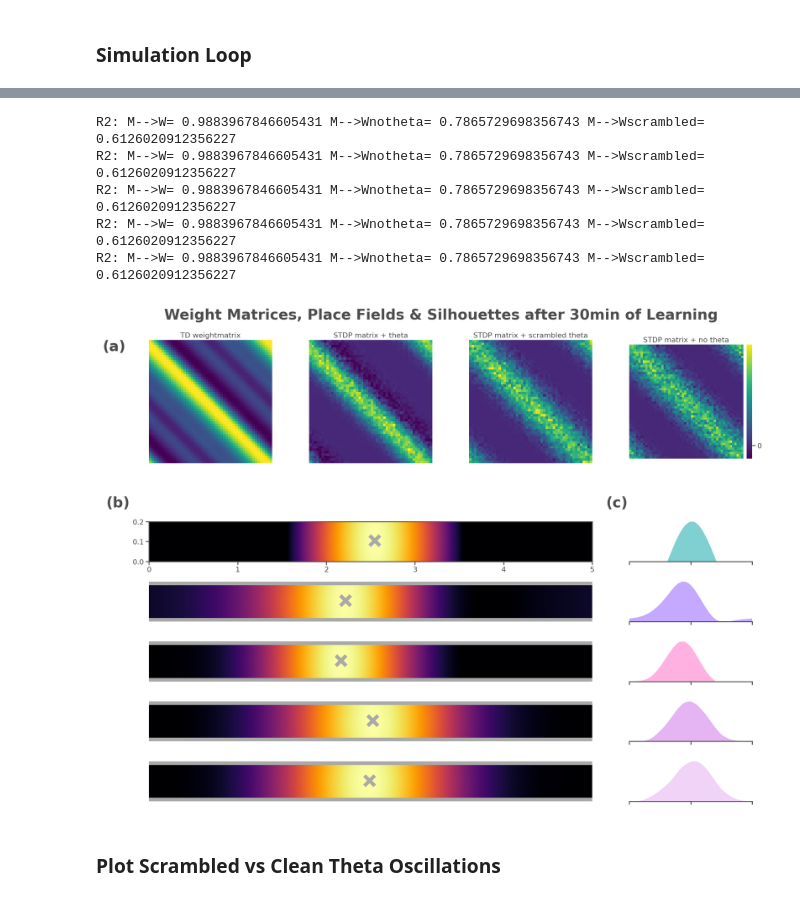
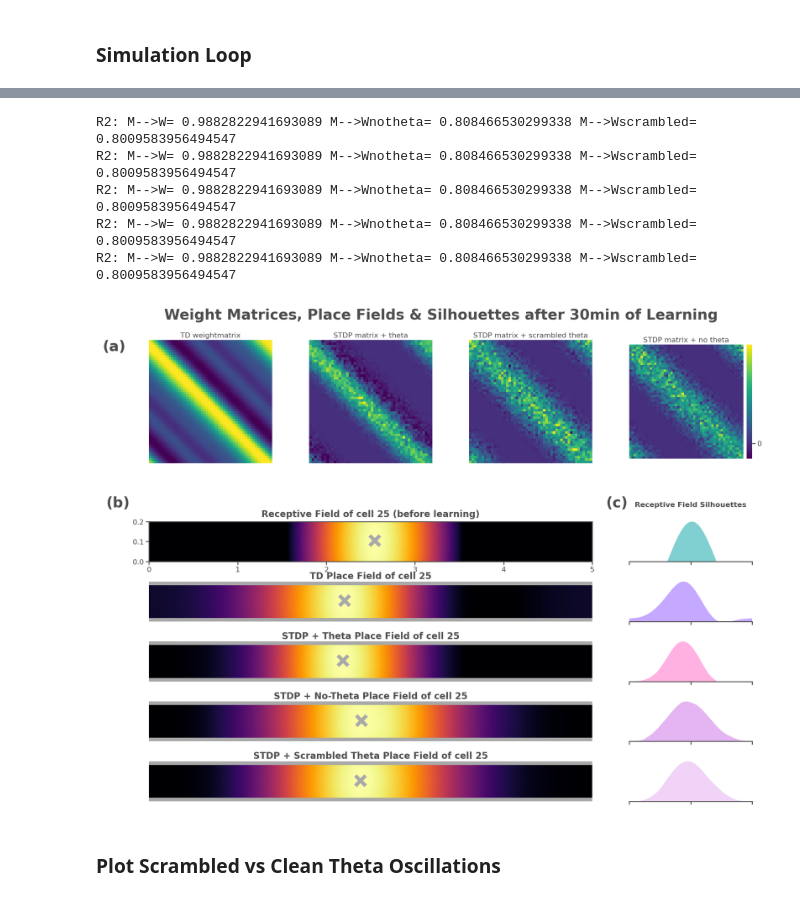
Before and after one commit to LiviaStein1/STDP_Theta, a Jupyter notebook: STDP-SR_scripts/Scrambled_theta.ipynb, the cells around one changed output, grey strips where cells are left out. Drawn from its saved outputs; the diff is of its cells as text; code cells hidden in the pictures.

```diff
--- a/STDP-SR_scripts/Scrambled_theta.ipynb
+++ b/STDP-SR_scripts/Scrambled_theta.ipynb
@@ -171,8 +174,8 @@ params = {
           'kappa'               : 1,          # von mises spread parameter
 
           #Theta scrambling params (Livi addition)
-          'scramble_strength'    : 1.0,        # strength of theta phase scrambling
-          'hf_strength'          : 1.0,        # strength of high frequency jitter added to scrambled theta phase
+          'scramble_strength'    : 0.0,        # strength of theta phase scrambling
+          'hf_strength'          : 0.0,        # strength of high frequency jitter added to scrambled theta phase
 
 }
 
@@ -285,55 +288,61 @@ plotter.plotM(whichM="W_notheta", colorbar=True, title="STDP matrix + no theta",
 # 5 wide/narrow plots below (rows 1-5, columns 0-1; twice as wide)
 ax5 = fig.add_subplot(gs[1, 0:3])
 plotter.plotReceptiveField(25, fig=fig, ax=ax5)
+ax5.set_title('Receptive Field of cell 25 (before learning)', fontsize=10, y=1.05, fontweight='bold')
 ax5.set_aspect('auto')
 ax6 = fig.add_subplot(gs[2, 0:3]) #TD place field
 plotter.plotPlaceField(hist_id=-1, number=25, save=False, STDP=False, threshold=0.0, fig=fig, ax=ax6)
+ax6.set_title('TD Place Field of cell 25', fontsize=10, y=1.0, fontweight='bold')
 ax6.set_aspect('auto')
 ax7 = fig.add_subplot(gs[3, 0:3]) # STDP place field with theta
 plotter.plotPlaceField(hist_id=-1, number=25, save=False, STDP=True, no_theta=False, threshold=0.0, fig=fig, ax=ax7)
+ax7.set_title('STDP + Theta Place Field of cell 25', fontsize=10, y=1.0, fontweight='bold')
 ax7.set_aspect('auto')
 ax8 = fig.add_subplot(gs[4, 0:3]) # STDP place field without theta
 plotter.plotPlaceField(hist_id=-1, number=25, save=False, STDP=True, no_theta=True, threshold=0.0, fig=fig, ax=ax8)
+ax8.set_title('STDP + No-Theta Place Field of cell 25', fontsize=10, y=1.0, fontweight='bold')
 ax8.set_aspect('auto')
 ax9 = fig.add_subplot(gs[5, 0:3]) # STDP place field with scrambled theta
 plotter.plotPlaceField(hist_id=-1, number=25, save=False, STDP=True, no_theta=False, scrambled=True, threshold=0.0, fig=fig, ax=ax9)
+ax9.set_title('STDP + Scrambled Theta Place Field of cell 25', fontsize=10, y=1.0, fontweight='bold')
 ax9.set_aspect('auto')
 
 # 5 shorter plots to the right (rows 1-5, column 2 only; half as wide)
 ax10 = fig.add_subplot(gs[1, 3]) # RF before learning
 plotter.plotFieldSilhouette(N=25, plot_pf=False, plot_pf_notheta=False, plot_pf_M=False, plot_rf=True, plot_pf_scrambled=False, no_theta=False, ax=ax10)
+ax10.set_title('Receptive Field Silhouettes', fontsize=8, y=1.30, fontweight='bold')
 ax11 = fig.add_subplot(gs[2, 3]) # RF after TD learning
 plotter.plotFieldSilhouette(N=25, plot_pf=False, plot_pf_notheta=False, plot_pf_M=True, plot_rf=False, plot_pf_scrambled=False, no_theta=False, ax=ax11)
 ax12 = fig.add_subplot(gs[3, 3]) # RF after STDP learning with theta
 plotter.plotFieldSilhouette(N=25, plot_pf=True, plot_pf_notheta=False, plot_pf_M=False, plot_rf=False, plot_pf_scrambled=False, no_theta=False, ax=ax12) # STDP with theta
 ax13 = fig.add_subplot(gs[4, 3]) # RF after STDP learning without theta
 plotter.plotFieldSilhouette(N=25, plot_pf=False, plot_pf_notheta=True, plot_pf_M=False, plot_rf=False, plot_pf_scrambled=False, no_theta=False, ax=ax13) # STDP without theta
 ax14 = fig.add_subplot(gs[5, 3]) # RF after STDP learning with scrambled theta
 plotter.plotFieldSilhouette(N=25, plot_pf=False, plot_pf_notheta=False, plot_pf_M=False, plot_rf=False, plot_pf_scrambled=True, no_theta=False, ax=ax14) # STDP with scrambled theta
 
 # add labels
 labels = ['(a)', '(b)', '(c)']
 fig.suptitle('Weight Matrices, Place Fields & Silhouettes after 30min of Learning', fontsize=16, fontweight='bold', y=0.87)
 # (a) - Above top row (center)
 fig.text(0.08, 0.80, labels[0], fontsize=16, fontweight='bold',
          ha='center', va='bottom', transform=fig.transFigure)
 
 # (b) - Left of bottom-left wide plots
 fig.text(0.1, 0.57, labels[1], fontsize=16, fontweight='bold',
          ha='right', va='center', transform=fig.transFigure)
 
 # (c) - Left of bottom-right narrow plots
 fig.text(0.74, 0.57, labels[2], fontsize=16, fontweight='bold',
          ha='right', va='center', transform=fig.transFigure)
 
 plt.show()
 # %% [output]
-R2: M-->W= 0.9883967846605431 M-->Wnotheta= 0.7865729698356743 M-->Wscrambled= 0.6126020912356227
-R2: M-->W= 0.9883967846605431 M-->Wnotheta= 0.7865729698356743 M-->Wscrambled= 0.6126020912356227
-R2: M-->W= 0.9883967846605431 M-->Wnotheta= 0.7865729698356743 M-->Wscrambled= 0.6126020912356227
-R2: M-->W= 0.9883967846605431 M-->Wnotheta= 0.7865729698356743 M-->Wscrambled= 0.6126020912356227
-R2: M-->W= 0.9883967846605431 M-->Wnotheta= 0.7865729698356743 M-->Wscrambled= 0.6126020912356227
+R2: M-->W= 0.9882822941693089 M-->Wnotheta= 0.808466530299338 M-->Wscrambled= 0.8009583956494547
+R2: M-->W= 0.9882822941693089 M-->Wnotheta= 0.808466530299338 M-->Wscrambled= 0.8009583956494547
+R2: M-->W= 0.9882822941693089 M-->Wnotheta= 0.808466530299338 M-->Wscrambled= 0.8009583956494547
+R2: M-->W= 0.9882822941693089 M-->Wnotheta= 0.808466530299338 M-->Wscrambled= 0.8009583956494547
+R2: M-->W= 0.9882822941693089 M-->Wnotheta= 0.808466530299338 M-->Wscrambled= 0.8009583956494547
-[figure, old version]
+[figure, new version]
 # %% [markdown]
 ### Plot Scrambled vs Clean Theta Oscillations
 # %%
```
Also changed, not shown: parts of 14 cells of this notebook.
